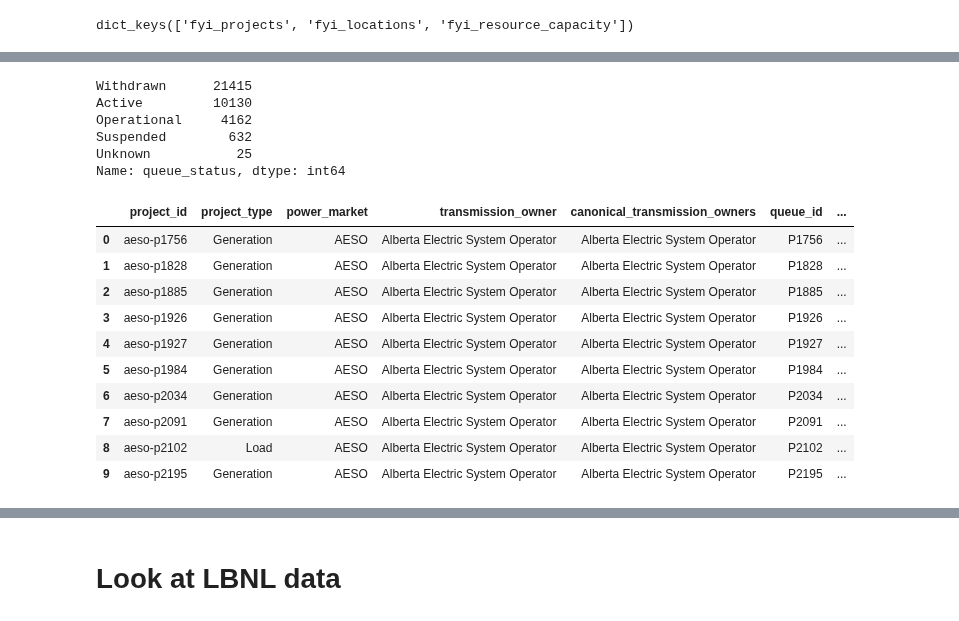
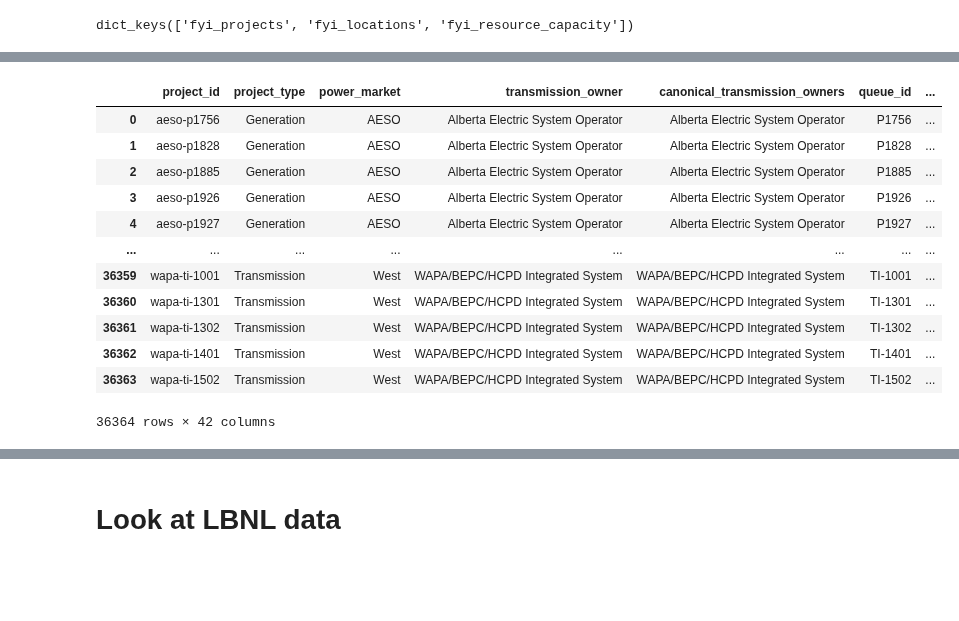
Before and after one commit to deployment-gap-model-education-fund/deployment-gap-model, a Jupyter notebook: notebooks/53-kl-fyi-etl.ipynb, the cells around one changed output, grey strips where cells are left out. Drawn from its saved outputs; the diff is of its cells as text; code cells hidden in the pictures; blank space fills up the shorter version.

Commit message:
Revert "add beginning of data mart tables"
This reverts commit c90ffdb066fc882f01addf6f98777ff4db330724.

```diff
--- a/notebooks/53-kl-fyi-etl.ipynb
+++ b/notebooks/53-kl-fyi-etl.ipynb
@@ -190,11 +187,18 @@ transformed["fyi_locations"]
 # %%
-transformed["fyi_projects"].queue_status.value_counts()
+transformed["fyi_projects"]
 # %% [output]
+|  | project_id | project_type | power_market | transmission_owner | canonical_transmission_owners | queue_id | ... |
+| 0 | aeso-p1756 | Generation | AESO | Alberta Electric System Operator | Alberta Electric System Operator | P1756 | ... |
+| 1 | aeso-p1828 | Generation | AESO | Alberta Electric System Operator | Alberta Electric System Operator | P1828 | ... |
+| 2 | aeso-p1885 | Generation | AESO | Alberta Electric System Operator | Alberta Electric System Operator | P1885 | ... |
+| 3 | aeso-p1926 | Generation | AESO | Alberta Electric System Operator | Alberta Electric System Operator | P1926 | ... |
+| 4 | aeso-p1927 | Generation | AESO | Alberta Electric System Operator | Alberta Electric System Operator | P1927 | ... |
+| ... | ... | ... | ... | ... | ... | ... | ... |
+| 36359 | wapa-ti-1001 | Transmission | West | WAPA/BEPC/HCPD Integrated System | WAPA/BEPC/HCPD Integrated System | TI-1001 | ... |
+| 36360 | wapa-ti-1301 | Transmission | West | WAPA/BEPC/HCPD Integrated System | WAPA/BEPC/HCPD Integrated System | TI-1301 | ... |
+| 36361 | wapa-ti-1302 | Transmission | West | WAPA/BEPC/HCPD Integrated System | WAPA/BEPC/HCPD Integrated System | TI-1302 | ... |
+| 36362 | wapa-ti-1401 | Transmission | West | WAPA/BEPC/HCPD Integrated System | WAPA/BEPC/HCPD Integrated System | TI-1401 | ... |
+| 36363 | wapa-ti-1502 | Transmission | West | WAPA/BEPC/HCPD Integrated System | WAPA/BEPC/HCPD Integrated System | TI-1502 | ... |
-Withdrawn      21415
-Active         10130
-Operational     4162
-Suspended        632
-Unknown           25
-Name: queue_status, dtype: int64
+36364 rows × 42 columns
 # %%
 transformed["fyi_projects"].to_parquet("fyi_projects.parquet")
@@ -207,14 +204,0 @@ proj = transformed["fyi_projects"]
-# %%
-proj.head(10)
-# %% [output]
-|  | project_id | project_type | power_market | transmission_owner | canonical_transmission_owners | queue_id | ... |
-| 0 | aeso-p1756 | Generation | AESO | Alberta Electric System Operator | Alberta Electric System Operator | P1756 | ... |
-| 1 | aeso-p1828 | Generation | AESO | Alberta Electric System Operator | Alberta Electric System Operator | P1828 | ... |
-| 2 | aeso-p1885 | Generation | AESO | Alberta Electric System Operator | Alberta Electric System Operator | P1885 | ... |
-| 3 | aeso-p1926 | Generation | AESO | Alberta Electric System Operator | Alberta Electric System Operator | P1926 | ... |
-| 4 | aeso-p1927 | Generation | AESO | Alberta Electric System Operator | Alberta Electric System Operator | P1927 | ... |
-| 5 | aeso-p1984 | Generation | AESO | Alberta Electric System Operator | Alberta Electric System Operator | P1984 | ... |
-| 6 | aeso-p2034 | Generation | AESO | Alberta Electric System Operator | Alberta Electric System Operator | P2034 | ... |
-| 7 | aeso-p2091 | Generation | AESO | Alberta Electric System Operator | Alberta Electric System Operator | P2091 | ... |
-| 8 | aeso-p2102 | Load | AESO | Alberta Electric System Operator | Alberta Electric System Operator | P2102 | ... |
-| 9 | aeso-p2195 | Generation | AESO | Alberta Electric System Operator | Alberta Electric System Operator | P2195 | ... |
```
Also changed, not shown: parts of 17 cells of this notebook, 2 other files.
